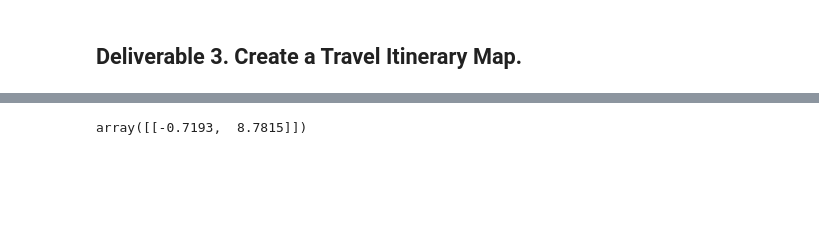
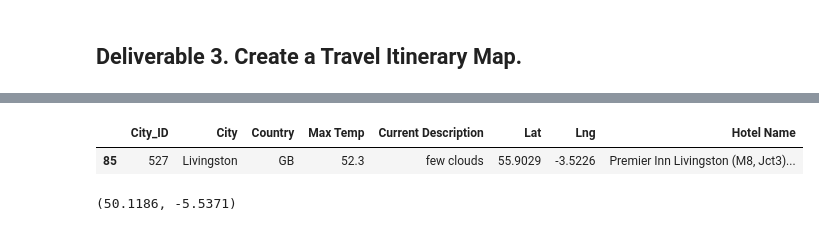
Before and after one commit to AyseH/World_Weather_Analysis, a Jupyter notebook: Vacation_Itenarary/Vacation_Itinerary.ipynb, the cells around one changed output, grey strips where cells are left out. Cells and saved outputs as stored; diff of their text form; code cells hidden in the pictures; blank space fills up the shorter version.

```diff
--- a/Vacation_Itenarary/Vacation_Itinerary.ipynb
+++ b/Vacation_Itenarary/Vacation_Itinerary.ipynb
@@ -54,25 +65,28 @@ fig
 # %%
 # From the map above pick 4 cities and create a vacation itinerary route to travel between the four cities.
 # 5. Create DataFrames for each city by filtering the 'vacation_df' using the loc method.
 # Hint: The starting and ending city should be the same city.
 
-vacation_start = vacation_df.loc[(vacation_df["City"] == "Port-Gentil")]
-vacation_end = vacation_df.loc[(vacation_df["City"] == "Port-Gentil")]
-vacation_stop1 = vacation_df.loc[(vacation_df["City"] == "Omboue")]
-vacation_stop2 = vacation_df.loc[(vacation_df["City"] == "Moanda")]
-vacation_stop3 = vacation_df.loc[(vacation_df["City"] == "Koulamoutou")]
+vacation_start = vacation_df.loc[(vacation_df["City"] == "Margate")]
+vacation_end = vacation_df.loc[(vacation_df["City"] == "Margate")]
+vacation_stop1 = vacation_df.loc[(vacation_df["City"] == "Livingston")]
+vacation_stop2 = vacation_df.loc[(vacation_df["City"] == "Northam")]
+vacation_stop3 = vacation_df.loc[(vacation_df["City"] == "Penzance")]
 
-#vacation_start
+vacation_stop1
+# %% [output]
+|  | City_ID | City | Country | Max Temp | Current Description | Lat | Lng | Hotel Name |
+| 85 | 527 | Livingston | GB | 52.3 | few clouds | 55.9029 | -3.5226 | Premier Inn Livingston (M8, Jct3)... |
 # %%
 # 6. Get the latitude-longitude pairs as tuples from each city DataFrame using the to_numpy function and list indexing.
-start = vacation_start[["Lat","Lng"]].to_numpy()
-end = vacation_end[["Lat","Lng"]].to_numpy()
-stop1 = vacation_stop1[["Lat","Lng"]].to_numpy()
-stop2 = vacation_stop2[["Lat","Lng"]].to_numpy()
-stop3 = vacation_stop3[["Lat","Lng"]].to_numpy()
-start
+start = vacation_start["Lat"].to_numpy()[0],vacation_start["Lng"].to_numpy()[0]
+end = vacation_end["Lat"].to_numpy()[0],vacation_end["Lng"].to_numpy()[0]
+stop1 =  vacation_stop1["Lat"].to_numpy()[0], vacation_stop1["Lng"].to_numpy()[0]
+stop2 = vacation_stop2["Lat"].to_numpy()[0], vacation_stop2["Lng"].to_numpy()[0]
+stop3 = vacation_stop3["Lat"].to_numpy()[0], vacation_stop3["Lng"].to_numpy()[0]
+stop3
 # %% [output]
-array([[-0.7193,  8.7815]])
+(50.1186, -5.5371)
 # %%
 # 7. Create a direction layer map using the start and end latitude-longitude pairs,
 # and stop1, stop2, and stop3 as the waypoints. The travel_mode should be "DRIVING", "BICYCLING", or "WALKING".
```
Also changed, not shown: parts of 5 cells of this notebook, 7 other files.
